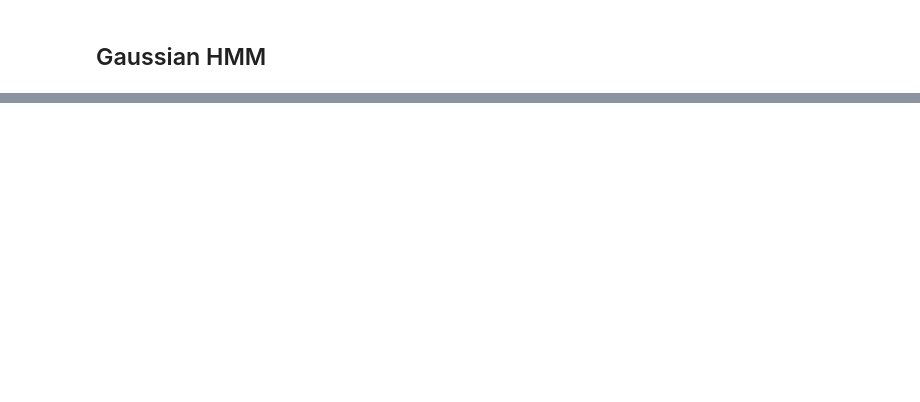
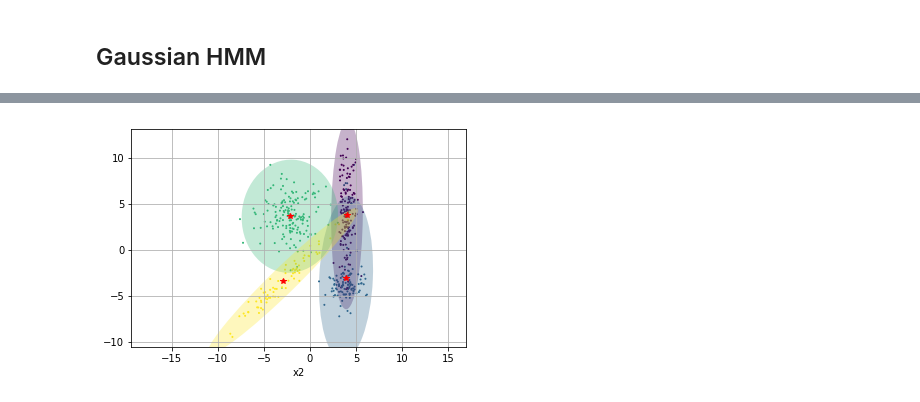
Before and after one commit to plguhur/MVA, a Jupyter notebook: ProbabilisticGraphicalModel/Homework3/MVA_DM3_Guhur.ipynb, the cells around one changed output, grey strips where cells are left out. Drawn from its saved outputs; the diff is of its cells as text; code cells hidden in the pictures; blank space fills up the shorter version.

```diff
--- a/ProbabilisticGraphicalModel/Homework3/MVA_DM3_Guhur.ipynb
+++ b/ProbabilisticGraphicalModel/Homework3/MVA_DM3_Guhur.ipynb
@@ -156,0 +157,5 @@ posteriors = hmm.fit(data, plotting="all", n_iter=20)
+# %%
+hmm.n = 0
+posteriors = hmm.fit(test, plotting="all", n_iter=20)
+# %% [output]
+[figure, added]
```
Also changed, not shown: parts of 2 cells of this notebook, 1 other file.
